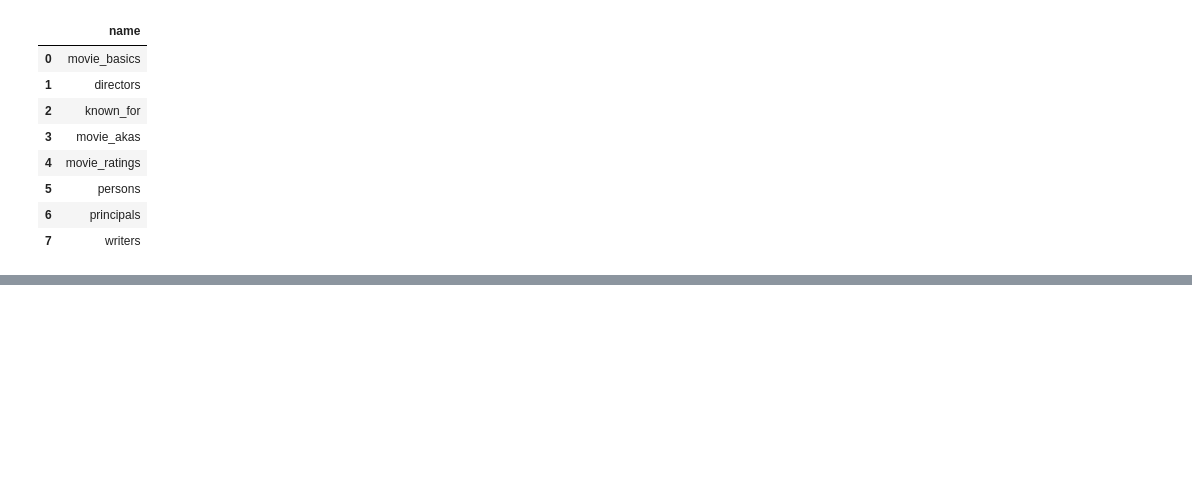
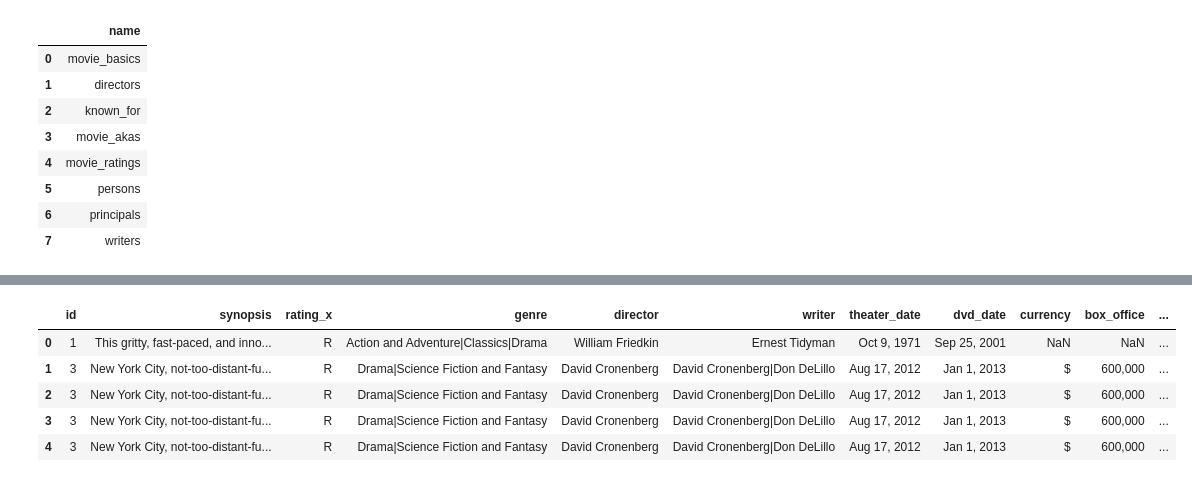
Before and after one commit to e-mackoy/film-analytics, a Jupyter notebook: code/data_preparation.ipynb, the cells around one changed output, grey strips where cells are left out. Cells and saved outputs as stored; diff of their text form; code cells hidden in the pictures; blank space fills up the shorter version.

```diff
--- a/code/data_preparation.ipynb
+++ b/code/data_preparation.ipynb
@@ -597,0 +111,14 @@ Index(['id', 'release_date', 'title', 'production_budget', 'domestic_gross',
+# %%
+movie_info = pd.read_csv('rt.movie_info.tsv.gz', delimiter='\t')
+movie_reviews = pd.read_csv('rt.reviews.tsv.gz', delimiter='\t', encoding='latin-1')
+
+merged_rt_data = pd.merge(movie_info, movie_reviews, on='id', how='left')
+
+merged_rt_data.head()
+# %% [output]
+|  | id | synopsis | rating_x | genre | director | writer | theater_date | dvd_date | currency | box_office | ... |
+| 0 | 1 | This gritty, fast-paced, and inno... | R | Action and Adventure|Classics|Drama | William Friedkin | Ernest Tidyman | Oct 9, 1971 | Sep 25, 2001 | NaN | NaN | ... |
+| 1 | 3 | New York City, not-too-distant-fu... | R | Drama|Science Fiction and Fantasy | David Cronenberg | David Cronenberg|Don DeLillo | Aug 17, 2012 | Jan 1, 2013 | $ | 600,000 | ... |
+| 2 | 3 | New York City, not-too-distant-fu... | R | Drama|Science Fiction and Fantasy | David Cronenberg | David Cronenberg|Don DeLillo | Aug 17, 2012 | Jan 1, 2013 | $ | 600,000 | ... |
+| 3 | 3 | New York City, not-too-distant-fu... | R | Drama|Science Fiction and Fantasy | David Cronenberg | David Cronenberg|Don DeLillo | Aug 17, 2012 | Jan 1, 2013 | $ | 600,000 | ... |
+| 4 | 3 | New York City, not-too-distant-fu... | R | Drama|Science Fiction and Fantasy | David Cronenberg | David Cronenberg|Don DeLillo | Aug 17, 2012 | Jan 1, 2013 | $ | 600,000 | ... |
```
Also changed, not shown: parts of 80 cells of this notebook, 1 other file.
